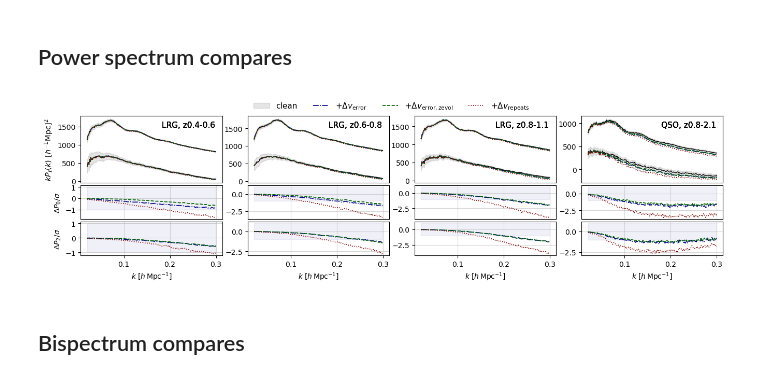
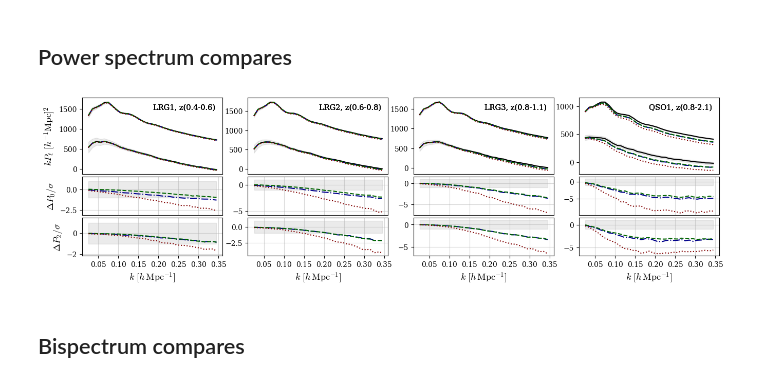
Before and after one commit to ShengyuHE/desi_y3_redshift_errors, a Jupyter notebook: main/clustering/notebooks/plot_clustering.ipynb, the cells around one changed output. Saved outputs shown, nothing was run; the diff lists cells and outputs as text; code cells hidden in the pictures.

```diff
--- a/main/clustering/notebooks/plot_clustering.ipynb
+++ b/main/clustering/notebooks/plot_clustering.ipynb
@@ -55,5 +66,9 @@ setup_logging(level='warning')
 # %%
-def get_error_bars(cov_args, corr, num=None,remove_bins=None):
+BIN_TYPE = 'y3_sys'
+line_width = 1.5
+alpha = 0.08
+
+def get_error_bars(cov_args, corr, num=None, bin_type=BIN_TYPE, remove_bins=None, ):
     tps_fid_all = []
     if num is None:
         num = 1000 if cov_args['version'] == 'holi-v3' else 25
@@ -64,7 +79,7 @@ def get_error_bars(cov_args, corr, num=None,remove_bins=None):
         fn_fid = get_measurement_fn(**cov_args)
         if 'mesh3' in corr and not os.path.exists(fn_fid.format('mesh3_spectrum_poles_sugiyama')):
             continue
-        (s_fid, tps_fid), _ = read_data_from_fn(fn_fid, corr, bin_type='test', remove_bins=remove_bins, verbose=False)
+        (s_fid, tps_fid), _ = read_data_from_fn(fn_fid, corr, bin_type=bin_type, remove_bins=remove_bins, verbose=False)
         if tps_fid is not None:
             tps_fid_all.append(tps_fid)
     tps_mean_fid = np.atleast_2d(tps_fid_all).mean(axis=0)
@@ -72,6 +87,16 @@ def get_error_bars(cov_args, corr, num=None,remove_bins=None):
     error_bar = tps_std_fid
     # print(len(tps_fid_all))
     return error_bar
+
+def include_data_xmax_tick(ax, xmax_data, fmt="{:.2g}"):
+    xmin, xmax = ax.get_xlim()
+    ticks = list(ax.get_xticks())
+    ticks = [t for t in ticks if xmin <= t <= xmax]
+    if not np.any(np.isclose(ticks, xmax_data)):
+        ticks.append(xmax_data)
+    ticks = sorted(ticks)
+    ax.set_xticks(ticks)
+    ax.set_xticklabels([fmt.format(t) for t in ticks])
 # %% [markdown]
 ## Power spectrum compares
 # %%
@@ -80,36 +105,48 @@ corr = 'mesh2' # xi, pk, mpslog, wplog, mesh2
 domain = 'altmtl' # cubic, altmtl
 version = 'AbacusHF-v2' # AbacusHF-v2, holi-v3
 cov_version = 'holi-v3' # AbacusHF-v2, holi-v3
+cov_num = 1000
 tracers = ['LRG', 'QSO'][:]
-# tracers = ['BGS', 'ELG'][1:]
+# tracers = ['BGS', 'ELG'][:]
 tracer_label = ''.join(t[0] for t in tracers)
 # zerrs =  ['False', 'repeat', 'repeat_zevol', 'verr_empirical', 'verr_nonparam', 'verr_nonparam_zevol']
 zerrs =  ['False','verr_nonparam', 'verr_nonparam_zevol', 'repeat']
-labels =  ['clean', r'$+\Delta v_{\rm{error}}$', r'$+\Delta v_{\rm{error, zevol}}$', r'$+\Delta v_{\rm{repeats}}$']
+# labels =  ['clean', r'$+\Delta v_{\rm{error}}$', r'$+\Delta v_{\rm{error, zevol}}$', r'$+\Delta v_{\rm{repeats}}$']
+labels =  ['Baseline', r'Contam. $v_{\rm{err}}$', r'Contam. $v_{\rm{err, zevol}}$', r'Contam. $\Delta v_{\rm{ij}}$']
 # labels = ['clean', '+dv_repeat', '+dv_repeat_zevol', '+dv_err_empirical', '+dv_err_nonparam', '+dv_err_nonparam_zevol']
 colors = ['black', 'darkblue', 'darkgreen', 'maroon', 'teal', 'orange']
 lss = ['-', '-.', '--', ':']*len(zerrs)
 zerr_labels = dict(zip(zerrs, labels))
-line_width = 1.2
 
 use_jax = True if 'mesh' in corr else False
 ZSNAPS, ZRANGES = GET_REDSHIFT_SET(version, domain)
 tracer_redshifts = []
 for tracer in tracers:
-    for zp, zr in zip(ZSNAPS[tracer][:], ZRANGES[tracer][:]):
-        tracer_redshifts.append((tracer, zp, zr))
+    for indz, (zp, zr) in enumerate(zip(ZSNAPS[tracer][:], ZRANGES[tracer][:])):
+        tracer_redshifts.append((f'{tracer}{indz+1}', zp, zr))
 lenz = len(tracer_redshifts)
 
 spow = 2 if corr in ['xi', 'wplog', 'mpslog'] else 1
 n_ell = 1 if corr == 'wplog' else 2
-fig = plt.figure(figsize=(lenz * 4, 3.5))
+fig = plt.figure(figsize=(lenz * 4, 4))
 gs = gridspec.GridSpec(n_ell+1, lenz, wspace=0.18, hspace=0.06, height_ratios=[2]+[1]*n_ell)
-
 for indz, (tracer, zsnap, zrange) in enumerate(tracer_redshifts):
-    data_arges = {'version':version, 'domain':domain, 'tracer':tracer, 'zsnap': zsnap, 'zrange':zrange, "use_dv": False, "z_evol": False, "use_jax": use_jax}
-    cov_args = {'version': cov_version, 'domain': domain, 'tracer': tracer, 'zsnap': zsnap, 'zrange': zrange, 'use_dv': False, 'z_evol': False, "use_jax": use_jax}
-    error_bar = get_error_bars(cov_args, corr)
+    if 'QSO' in tracer:
+        version = 'AbacusHF-v2'
+        domain = 'cutsky'
+        hod = 'base_dv'
+    elif 'BGS' in tracer:
+        version = 'AbacusSecondGen'
+        hod = 'base'
+    else:
+        version = 'AbacusHF-v2'
+        domain = domain
+        hod = 'base'
+    data_arges = {'version':version, 'domain': domain, 'tracer':tracer, 'zsnap': zsnap, 'zrange':zrange, "use_dv": False, "z_evol": False, "use_jax": use_jax, "hod": hod}
+    cov_args = {'version': cov_version, 'domain': 'altmtl', 'tracer': tracer, 'zsnap': zsnap, 'zrange': zrange, 'use_dv': False, 'z_evol': False, "use_jax": use_jax}
+    error_bar = get_error_bars(cov_args, corr, num=cov_num, bin_type='test')
     for indv, zerr in enumerate(zerrs):
+        ax_top = plt.subplot(gs[indz])
         tps_all = []
         use_dv, z_evol = parse_zerr_name(zerr)
         for mock_id in range(25)[:]:
@@ -126,54 +163,60 @@ for indz, (tracer, zsnap, zrange) in enumerate(tracer_redshifts):
         if zerr == 'False':
             tps_mean_fid = tps_mean
             tps_std_fid = tps_std
-        ax_top = plt.subplot(gs[indz])
         # ax_top.set_title(f'{tracer}, z{zrange[0]:.1f}-{zrange[1]:.1f}')
-        ax_top.text(0.95, 0.92,f'{tracer}, z{zrange[0]:.1f}-{zrange[1]:.1f}',transform=ax_top.transAxes, ha='right', va='top', fontsize=11, )
+        ax_top.text(0.95, 0.92,f'{tracer}, z({zrange[0]:.1f}-{zrange[1]:.1f})',transform=ax_top.transAxes, ha='right', va='top', fontsize=10.5, )
         ax_top.tick_params(axis="x", which="both", bottom=False, top=False, labelbottom=False)
         for ill in range(n_ell):
             # plot the mean plots
             if zerr == 'False':
-                ax_top.plot(s, s**spow*tps_mean[ill], color=colors[indv], ls = '-',  lw = 1, zorder=0)
-                ax_top.fill_between(s, s**spow*(tps_mean_fid[ill]-error_bar[ill]), s**spow*(tps_mean_fid[ill]+error_bar[ill]), color=colors[indv], alpha=0.1, label=zerr_labels[zerr] if ill == 0 else None)
+                ax_top.plot(s, s**spow*tps_mean[ill], color=colors[indv], ls = '-',  lw = line_width, zorder=0, label=zerr_labels[zerr] if ill == 0 else None)
+                ax_top.fill_between(s, s**spow*(tps_mean_fid[ill]-error_bar[ill]), s**spow*(tps_mean_fid[ill]+error_bar[ill]), color=colors[indv], alpha=alpha)
                 # ax_top.errorbar(s, s**spow*tps_mean[ill], yerr=s**spow*error_bar[ill], fmt='o',linestyle='none', markersize=2, lw=1, color=colors[indv], label=zerr_labels[zerr] if ill == 0 else None)
             else:
                 ax_top.plot(s, s**spow*tps_mean[ill], color=colors[indv], lw = line_width, ls=lss[indv], label=zerr_labels[zerr] if ill == 0 else None)
             if corr in ['wplog', 'mpslog']:
                 ax_top.set_xscale('log')
             if indz == 0:
-                ax_top.set_ylabel(TPS_LABELS[corr]['y'], fontsize=10.5)
+                ax_top.set_ylabel(TPS_LABELS[corr]['y'], fontsize=13)
             # plot the residual plots
             if zerr in ['repeat', 'verr_empirical', 'verr_nonparam', 'verr_nonparam_zevol']:
                 if ill == 0:
                     ax_res = plt.subplot(gs[indz+lenz])
-                    if indz == 0: ax_res.set_ylabel(TPS_LABELS[corr]['dy0'])
+                    if indz == 0: ax_res.set_ylabel(TPS_LABELS[corr]['dy0'], fontsize=13)
                     if corr == 'wplog':
                         ax_res.set_xlabel(TPS_LABELS[corr]['x'])
                     ax_res.tick_params(axis="x", which="both", bottom=False, top=False, labelbottom=False)
                 elif ill == 1:
                     ax_res = plt.subplot(gs[indz+lenz*2])
-                    ax_res.set_xlabel(TPS_LABELS[corr]['x'])
-                    if indz == 0: ax_res.set_ylabel(TPS_LABELS[corr]['dy2'])
+                    ax_res.set_xlabel(TPS_LABELS[corr]['x'], fontsize=13)
+                    if indz == 0: ax_res.set_ylabel(TPS_LABELS[corr]['dy2'], fontsize=13)
                 # ax.plot(s, s**spow*(tps_mean_clean[ill]-tps_mean[ill]), lw=1, color=colors[indv])
                 # continue
                 # err = np.sqrt(tps_std_fid**2 + clean_std[ell]**2)
-                ax_res.plot(s, (tps_mean[ill]-tps_mean_fid[ill])/error_bar[ill], lw=line_width, color=colors[indv], ls=lss[indv])
+                diff = (tps_mean[ill]-tps_mean_fid[ill])/error_bar[ill]
+                ax_res.plot(s, diff, lw=line_width, color=colors[indv], ls=lss[indv])
                 # ax.plot(s, s*(tps_mean[ill]-tps_mean_clean[ill]), lw=1, color=colors[indv])
                 # for value in [-1,1]:
                     # ax_res.axhline(y=value, ls = ':', color='black', lw=1.5)
-                if zerr == 'verr_nonparam':
-                    ax_res.fill_between(s, -1, 1,  color='darkblue', alpha=0.06)
+                if zerr == 'repeat':
+                    ax_res.fill_between(s, -1, 1,  color='black', alpha=alpha)
+                    if 'ELG' in tracer or 'BGS' in tracer: ax_res.set_ylim([-1.5,1.5])
+                    if 'LRG' in tracer or 'QSO' in tracer: ax_res.set_ylim([min(diff)-0.5, 1.5])
                 ax_res.grid(alpha=0.5)
-                if corr in ['pk','mesh2']:
-                    if tracer in ['ELG','BGS']: ax_res.set_ylim([-1.1,1.1])
-                    # if tracer == 'QSO':ax_res.set_ylim([-42,5])
-handles, legend_labels = ax_top.get_legend_handles_labels()
-fig.legend(handles, legend_labels, loc='upper center', bbox_to_anchor=(0.5, 1), ncol=len(zerrs), fontsize=11, frameon=False)
+                # if BIN_TYPE == 'folpsD':
+                    # ax_res.axvline(x=0.35-ill*0.1, ls = '--', color='gray', lw=line_width)
+xticks = np.arange(0.05, 0.35 + 0.001, 0.05)
+for ax in fig.axes:
+    ax.set_xticks(xticks)
+    ax.set_xlim(0.01, 0.36)
+if 'BGS' in tracers:
+    handles, legend_labels = ax_top.get_legend_handles_labels()
+    fig.legend(handles, legend_labels, loc='upper center', bbox_to_anchor=(0.5, 1), ncol=len(zerrs), fontsize=12, frameon=False)
 if save_fig == True and len(tracers) == 2:
     plt.savefig(OVERLEAF_DIR+f'/plot_{corr}_{tracer_label}_clustering.pdf', bbox_inches='tight')
 plt.show()
 # %% [output]
-[figure, old version]
+[figure, new version]
 # %% [markdown]
 ## Bispectrum compares
 # %%
```
Also changed, not shown: parts of 13 cells of this notebook, 47 other files.
